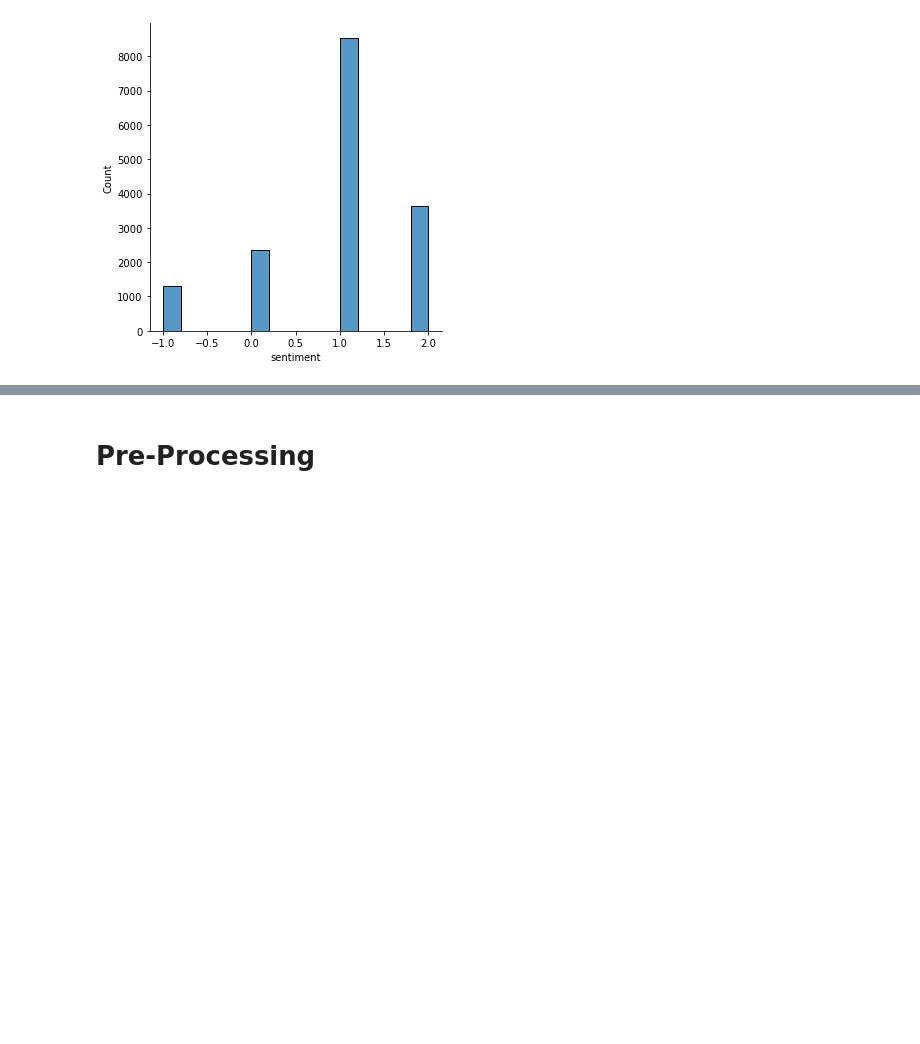
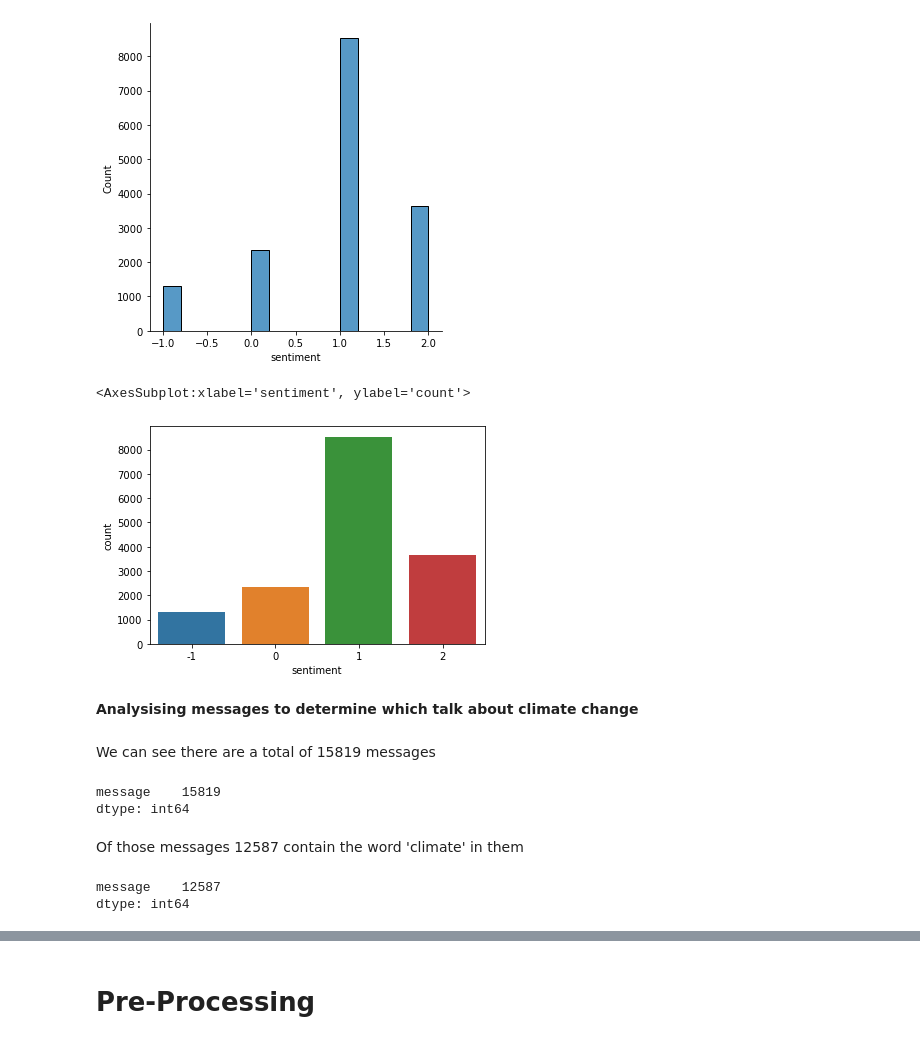
Before and after one commit to Jason-F/ZM2_Team_Project, a Jupyter notebook: ZM2_Classification_Predict_V0.1.ipynb, the cells around one changed output, grey strips where cells are left out. Drawn from its saved outputs; the diff is of its cells as text; code cells hidden in the pictures; blank space fills up the shorter version.

```diff
--- a/ZM2_Classification_Predict_V0.1.ipynb
+++ b/ZM2_Classification_Predict_V0.1.ipynb
@@ -104,3 +104,25 @@ sns.displot(train['sentiment'])
 # %% [output]
 <seaborn.axisgrid.FacetGrid at 0x...>
 [figure]
+# %%
+sns.countplot(x=train['sentiment'])
+# %% [output]
+<AxesSubplot:xlabel='sentiment', ylabel='count'>
+[figure, added]
+# %% [markdown]
+<b>Analysising messages to determine which talk about climate change</b>
+# %% [markdown]
+We can see there are a total of 15819 messages
+# %%
+df = pd.DataFrame(train['message'])
+df.count()
+# %% [output]
+message    15819
+dtype: int64
+# %% [markdown]
+Of those messages 12587 contain the word 'climate' in them
+# %%
+df.loc[train['message'].str.contains("climate")].count()
+# %% [output]
+message    12587
+dtype: int64
```
Also changed, not shown: parts of 5 cells of this notebook.
